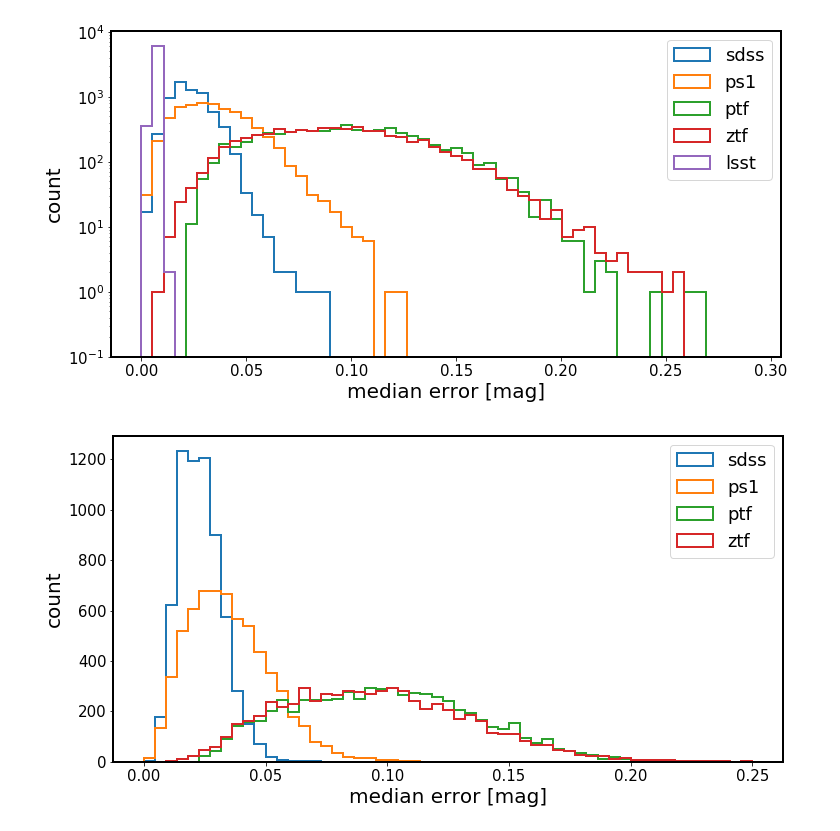
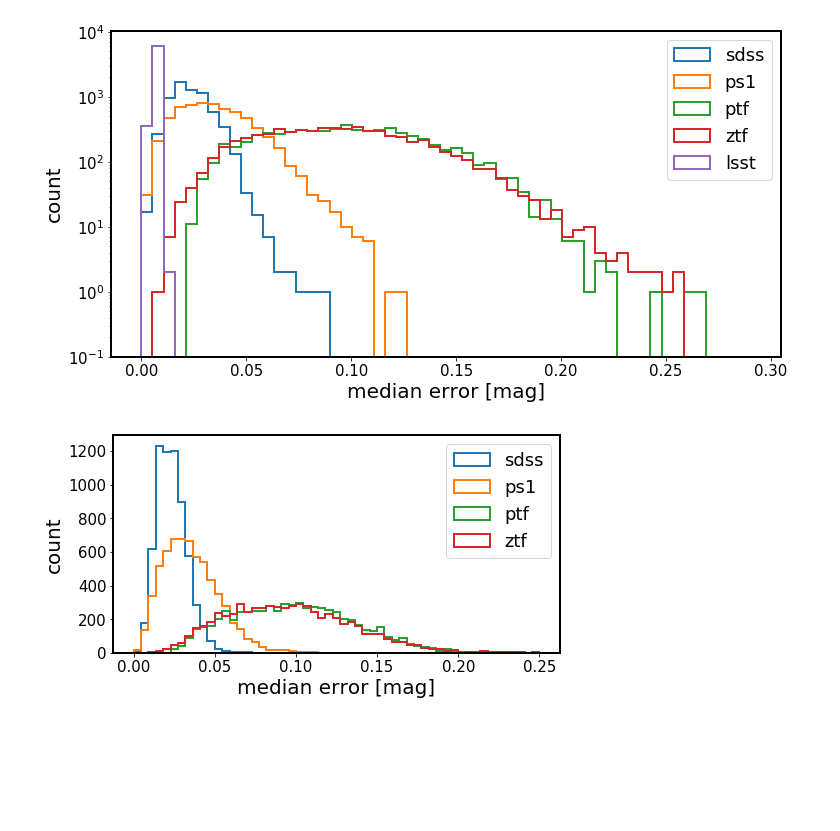
Before and after one commit to suberlak/PS1_SDSS_CRTS, a Jupyter notebook: code2/Subsample_master_LC.ipynb, the cells around one changed output. Drawn from its saved outputs; the diff is of its cells as text; code cells hidden in the pictures; blank space fills up the shorter version.

```diff
--- a/code2/Subsample_master_LC.ipynb
+++ b/code2/Subsample_master_LC.ipynb
@@ -269,17 +438,17 @@ plt.savefig('sim_subsampled2_stats_error_log.png', bbox_inches='tight')
 # %%
 fname = 'sim_subsampled2_stats.npy'
 r = np.load(fname).item()
 
 %matplotlib inline
-fig,ax = plt.subplots(1,1,figsize=(12,6))
+fig,ax = plt.subplots(1,1,figsize=(8,4))
 for seg in ['sdss', 'ps1','ptf','ztf',]:#list(r.keys()):
     #ax.hist(sall['medErr_'+seg], range = (0,0.5),lw=2, label=seg, bins=45,
     #       histtype='step')
     ax.hist(r[seg]['medErr'],lw=2, range = (0,0.25), label=seg, bins=55,
            histtype='step', density=False, log=False)
 ax.legend(fontsize=18)
 ax.set_xlabel('median error [mag]')
 ax.set_ylabel('count')
-plt.savefig('sim_subsampled2_stats_error_lin.png', bbox_inches='tight')
+plt.savefig('sim_subsampled2_stats_error_lin.png', bbox_inches='tight', dpi=100)
 # %% [output]
-[figure, old version]
+[figure, new version]
```
Also changed, not shown: parts of 14 cells of this notebook.
